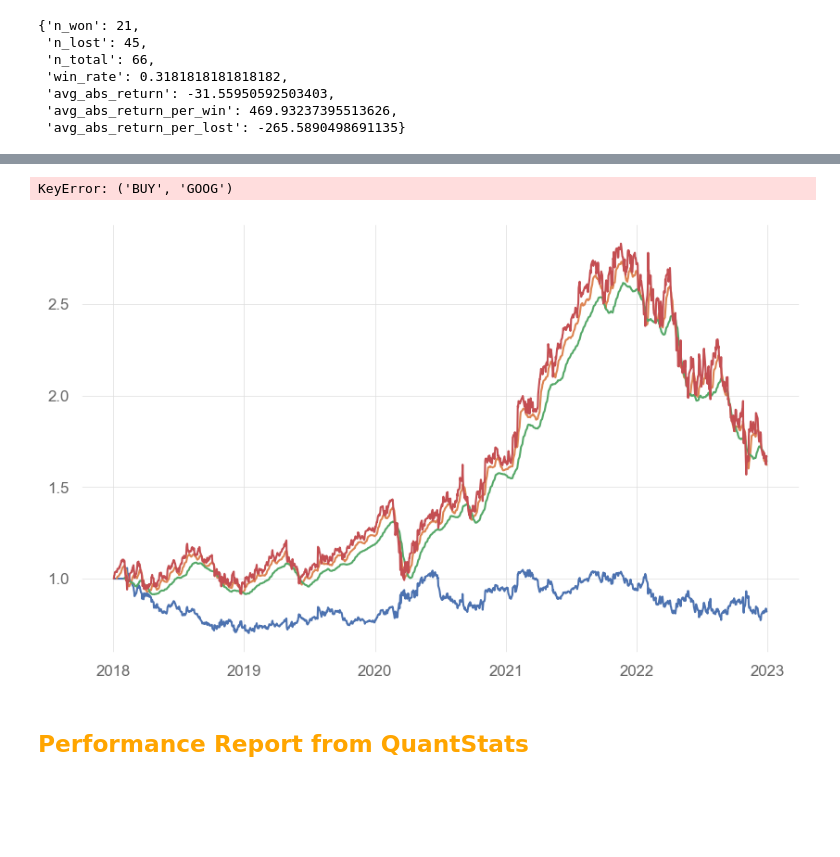
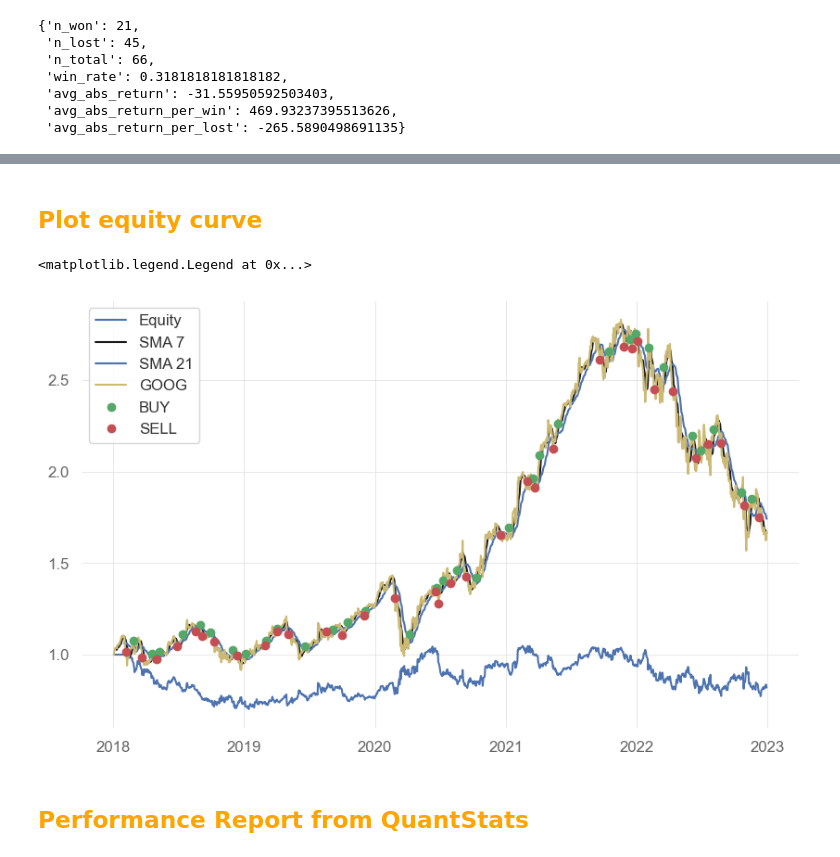
Before and after one commit to ninebel/nbacktest, a Jupyter notebook: examples/Example SMA Cross Trade.ipynb, the cells around one changed output, grey strips where cells are left out. Saved outputs shown, nothing was run; the diff lists cells and outputs as text; code cells hidden in the pictures; blank space fills up the shorter version.

```diff
--- a/examples/Example SMA Cross Trade.ipynb
+++ b/examples/Example SMA Cross Trade.ipynb
@@ -154,27 +167,26 @@ bt.statistics()
+# %% [markdown]
+## <font color='orange'><b>Plot equity curve</b></font>
 # %%
-#result[("BUY","GOOG")] = np.nan
-#result[("SELL", "GOOG")] = np.nan
+#%matplotlib qt5
+%matplotlib inline
 
-#result.loc[:,("BUY","GOOG")][ (result[("SMA 7", "GOOG")].shift(1) < result[("SMA 21", "GOOG")].shift(1)) & (result[("SMA 7", "GOOG")] > result[("SMA 21", "GOOG")]) ] = result[("Adj Close", "GOOG")]/result[("Adj Close", "GOOG")][0]
+# Create buy and sell plot signals
+result[("BUY","GOOG")] = np.nan
+result[("SELL", "GOOG")] = np.nan
+result.loc[(result[("SMA 7", "GOOG")].shift(1) < result[("SMA 21", "GOOG")].shift(1)) & (result[("SMA 7", "GOOG")] > result[("SMA 21", "GOOG")]) , ("BUY","GOOG")] = result[("Adj Close", "GOOG")]/result[("Adj Close", "GOOG")][0]
+result.loc[(result[("SMA 7", "GOOG")].shift(1) > result[("SMA 21", "GOOG")].shift(1)) & (result[("SMA 7", "GOOG")] < result[("SMA 21", "GOOG")]) , ("SELL", "GOOG")] = result[("Adj Close", "GOOG")]/result[("Adj Close", "GOOG")][0]
 
-#result.loc[:,("SELL", "GOOG")][ (result[("SMA 7", "GOOG")].shift(1) > result[("SMA 21", "GOOG")].shift(1)) & (result[("SMA 7", "GOOG")] < result[("SMA 21", "GOOG")]) ] = result[("Adj Close", "GOOG")]/result[("Adj Close", "GOOG")][0]
-
-#result.head()
+# Plot curves
+plt.plot(result["_equity"]/result["_equity"][0], "b-", label="Equity")
+plt.plot(result[("SMA 7", "GOOG")]/result[("Adj Close", "GOOG")][0], "k-", label="SMA 7")
+plt.plot(result[("SMA 21", "GOOG")]/result[("Adj Close", "GOOG")][0], "b-", label="SMA 21")
+plt.plot(result[("Adj Close", "GOOG")]/result[("Adj Close", "GOOG")][0], "y-", label="GOOG")
+plt.plot(result[("BUY", "GOOG")], 'go', label="BUY")
+plt.plot(result[("SELL", "GOOG")], 'ro', label="SELL")
+plt.legend()
+# %% [output]
+<matplotlib.legend.Legend at 0x...>
+[figure, added]
-# %%
-#%matplotlib qt5
-%matplotlib inline
-
-import matplotlib.pyplot as plt
-plt.plot(result["_equity"]/result["_equity"][0], label="Equity")
-plt.plot(result[("SMA 7", "GOOG")]/result[("SMA 7", "GOOG")][6], label="SMA 7")
-plt.plot(result[("SMA 21", "GOOG")]/result[("SMA 21", "GOOG")][20], label="SMA 21")
-plt.plot(result[("Adj Close", "GOOG")]/result[("Adj Close", "GOOG")][0], label="GOOG")
-plt.plot(result[("BUY", "GOOG")], 'go', label="BUY")
-plt.plot(result[("SELL", "GOOG")], 'ro', label="SELL")
-plt.legend()
-# %% [output]
-KeyError: ('BUY', 'GOOG')
-[figure, removed]
 # %% [markdown]
 ## <font color='orange'><b>Performance Report from QuantStats</b></font>
 # %%
```
Also changed, not shown: parts of 11 cells of this notebook, 1 other file.
